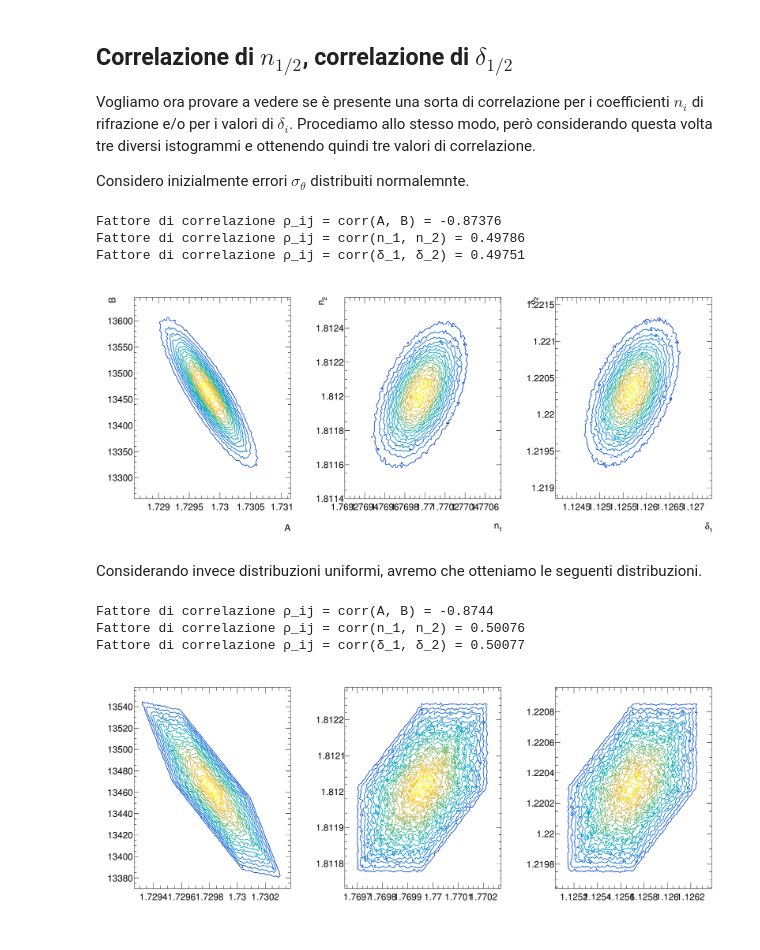
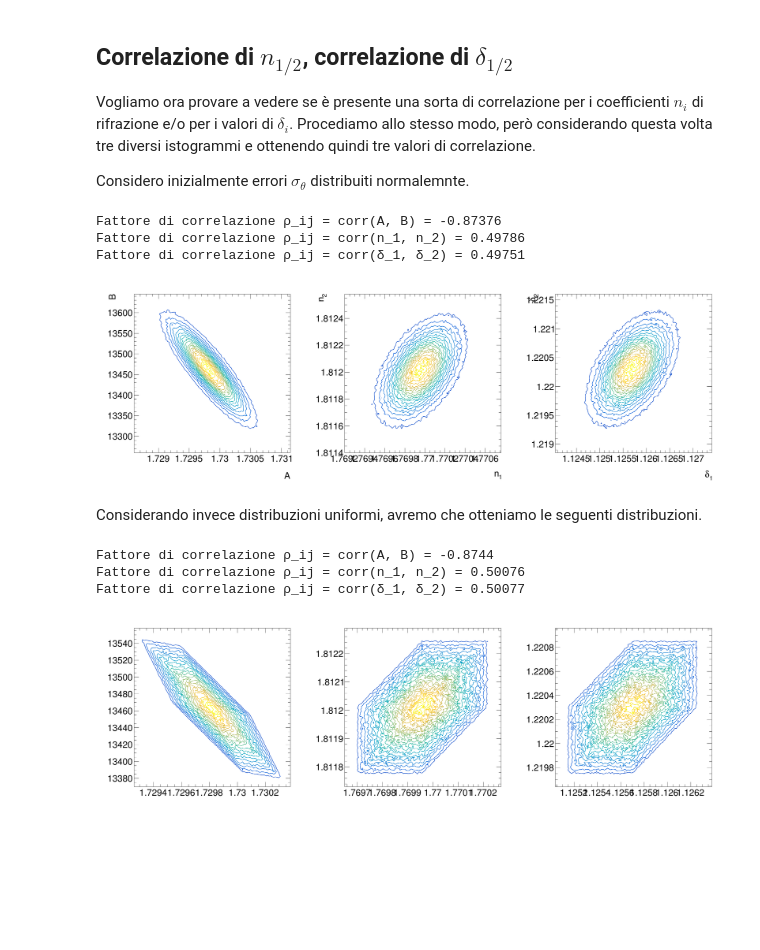
Before and after one commit to mattiasotgia/E6_sim_prism, a Jupyter notebook: mthd_test_MC.ipynb, the cells around one changed output. Cells and saved outputs as stored; diff of their text form; code cells hidden in the pictures; blank space fills up the shorter version.

Commit message:
bigger graphics

```diff
--- a/mthd_test_MC.ipynb
+++ b/mthd_test_MC.ipynb
@@ -221,35 +221,35 @@ def computeAB(th_0, th_1, th_2):
     def n_i(th_i, th_0):
         return np.sin((th_i - th_0 + α)/2)/np.sin(α/2)
     A = (n_i(th_1, th_0)*λ_1**2 - n_i(th_2, th_0)*λ_2**2)/(λ_1**2 - λ_2**2)
     B = (n_i(th_1, th_0) - n_i(th_2, th_0))/(1/(λ_1**2) - 1/(λ_2**2))
     return A, B, n_i(th_1, th_0), n_i(th_2, th_0), th_1-th_0, th_2-th_0
 
 for i in range(n_samples):
     A, B, n_1, n_2, δ_1, δ_2 = computeAB(th_0=rnd.Gaus(θ_0,ε_θ), th_1=rnd.Gaus(θ_1,ε_θ), th_2=rnd.Gaus(θ_2,ε_θ))
     hAB.Fill(A,B)
     hn1n2.Fill(n_1, n_2)
     hδ1δ2.Fill(δ_1, δ_2)
 
-c = ROOT.TCanvas('', '', 2000, 850)
+c = ROOT.TCanvas('', '', 3000, 1000)
 c.Divide(3)
 
 c.cd(1)
 hAB.Draw('CONT1')
 c.cd(2)
 hn1n2.Draw('CONT1')
 c.cd(3)
 hδ1δ2.Draw('CONT1')
 
 c.Draw()
 
 print(f'Fattore di correlazione ρ_ij = corr(A, B) = {hAB.GetCorrelationFactor():.5}')
 print(f'Fattore di correlazione ρ_ij = corr(n_1, n_2) = {hn1n2.GetCorrelationFactor():.5}')
 print(f'Fattore di correlazione ρ_ij = corr(δ_1, δ_2) = {hδ1δ2.GetCorrelationFactor():.5}')
 # %% [output]
 Fattore di correlazione ρ_ij = corr(A, B) = -0.87376
 Fattore di correlazione ρ_ij = corr(n_1, n_2) = 0.49786
 Fattore di correlazione ρ_ij = corr(δ_1, δ_2) = 0.49751
-[figure, old version]
+[figure, new version]
 # %% [markdown]
 Considerando invece distribuzioni uniformi, avremo che otteniamo le seguenti distribuzioni.
 # %%
@@ -275,7 +275,7 @@ for i in range(n_samples):
     hn1n2.Fill(n_1, n_2)
     hδ1δ2.Fill(δ_1, δ_2)
 
-c = ROOT.TCanvas('', '', 2000, 850)
+c = ROOT.TCanvas('', '', 3000, 1000)
 c.Divide(3)
 
 c.cd(1)
@@ -294,4 +294,4 @@ print(f'Fattore di correlazione ρ_ij = corr(δ_1, δ_2) = {hδ1δ2.GetCorrelati
 Fattore di correlazione ρ_ij = corr(A, B) = -0.8744
 Fattore di correlazione ρ_ij = corr(n_1, n_2) = 0.50076
 Fattore di correlazione ρ_ij = corr(δ_1, δ_2) = 0.50077
-[figure, old version]
+[figure, new version]
```
